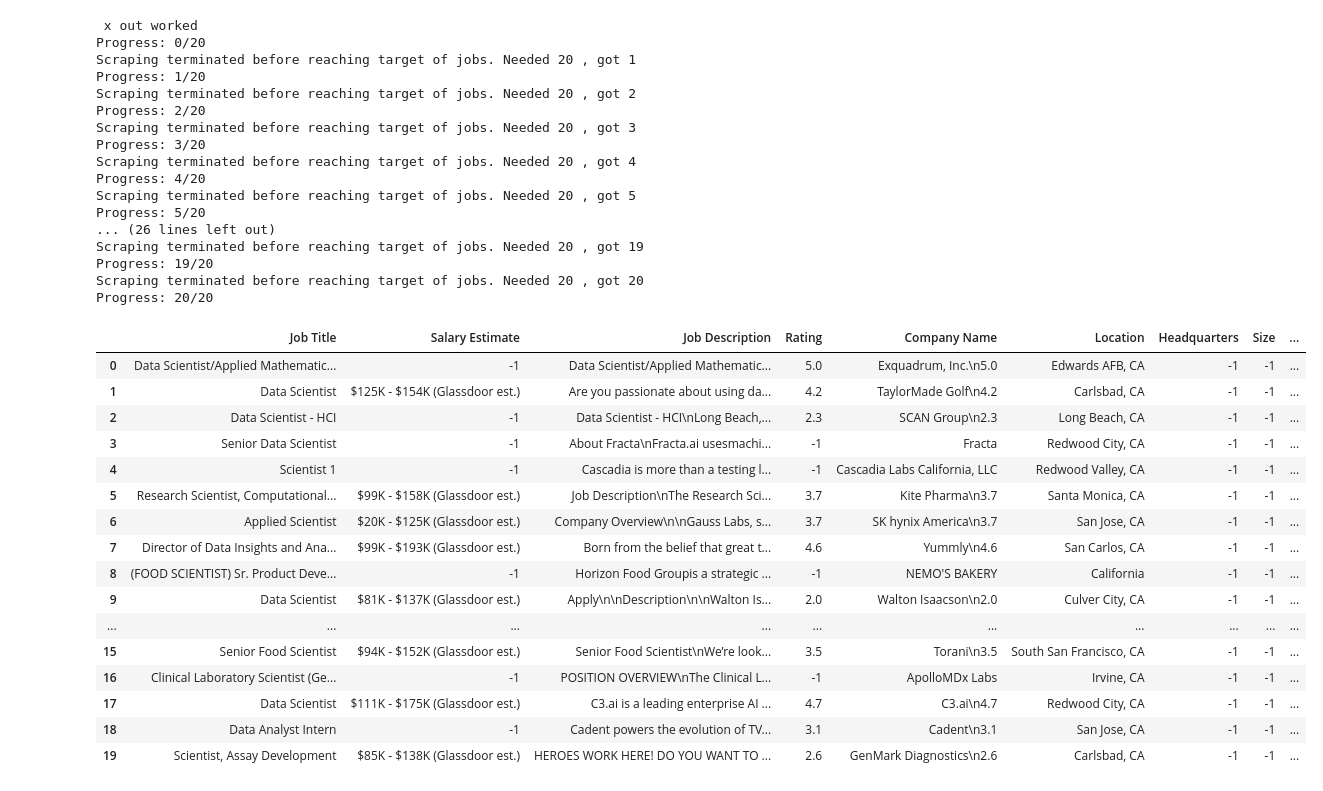
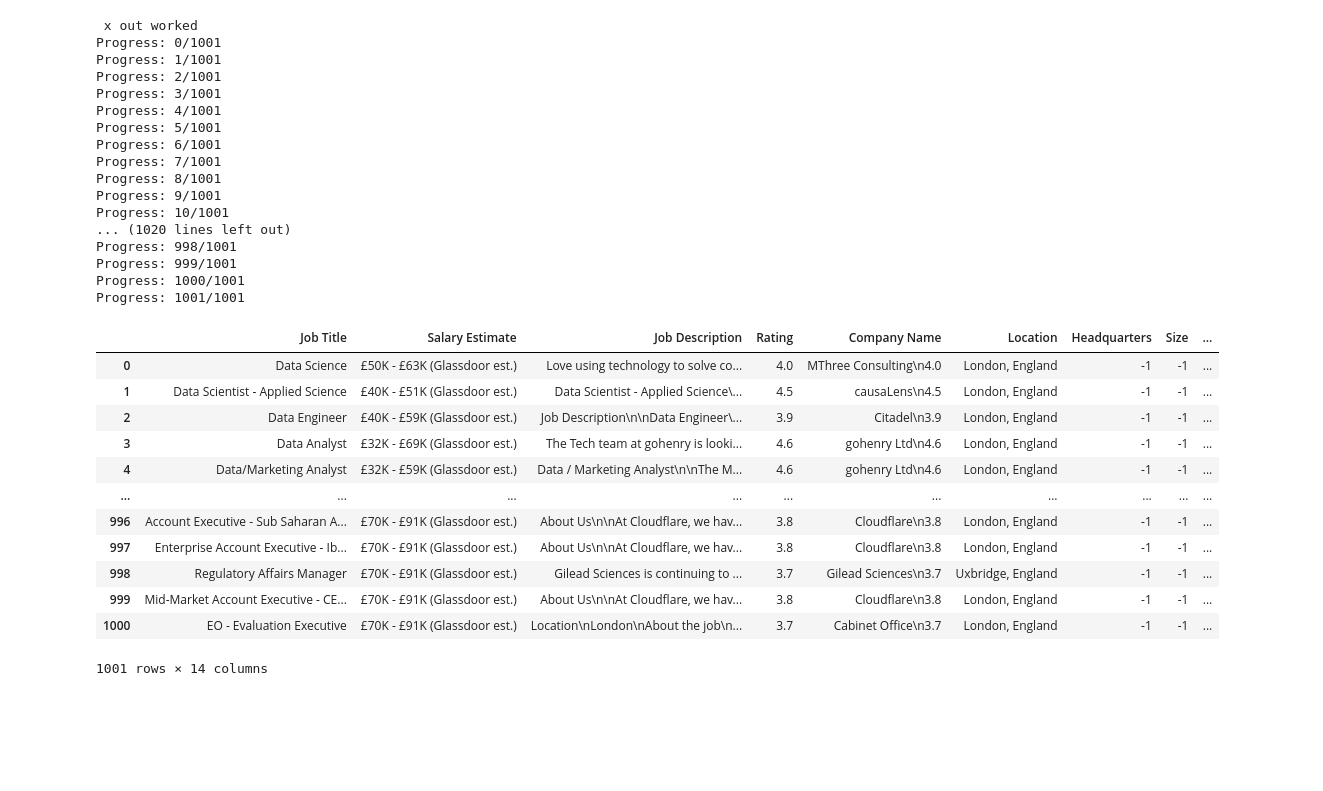
Before and after one commit to saurabhsatasia/Mini-Projects, a Jupyter notebook: salary-estimator/scrapper/glassdoor_scrapper.ipynb, the cells around one changed output. Saved outputs shown, nothing was run; the diff lists cells and outputs as text; code cells hidden in the pictures; blank space fills up the shorter version.

Commit message:
Updated glassdoor_scrape.ipynb
Solved loop related bugs

```diff
--- a/salary-estimator/scrapper/glassdoor_scrapper.ipynb
+++ b/salary-estimator/scrapper/glassdoor_scrapper.ipynb
@@ -14,9 +14,9 @@ def init_driver(path):    #path = '../driver/chromedriver.exe'
     chrome_options = webdriver.ChromeOptions()
     chrome_options.add_argument('--disable-extensions')
     chrome_options.add_argument('--profile-directory=Default')
-#     chrome_options.add_argument('--incognito')
+    chrome_options.add_argument('--incognito')
     chrome_options.add_argument('--disable-pligins-discovery')
-    chrome_options.add_argument('--start-maximized')
+#     chrome_options.add_argument('--start-maximized')
 
     browser = webdriver.Chrome(executable_path=path, chrome_options=chrome_options)
 
@@ -191,38 +191,34 @@ def search_jobs(job_name:str, job_location:str, num_jobs:int, sleep_time, verbos
 # %%
-df = search_jobs(job_name='data scientist', job_location='California', num_jobs=20, sleep_time=15, verbose=False)
+df = search_jobs(job_name='data scientist/data science', job_location='London, England', num_jobs=1001, sleep_time=15, verbose=False)
 df
 # %% [output]
  x out worked
-Progress: 0/20
-Scraping terminated before reaching target of jobs. Needed 20 , got 1
-Progress: 1/20
-Scraping terminated before reaching target of jobs. Needed 20 , got 2
-Progress: 2/20
-Scraping terminated before reaching target of jobs. Needed 20 , got 3
-Progress: 3/20
-Scraping terminated before reaching target of jobs. Needed 20 , got 4
-Progress: 4/20
-Scraping terminated before reaching target of jobs. Needed 20 , got 5
-Progress: 5/20
-... (26 lines left out)
-Scraping terminated before reaching target of jobs. Needed 20 , got 19
-Progress: 19/20
-Scraping terminated before reaching target of jobs. Needed 20 , got 20
-Progress: 20/20
+Progress: 0/1001
+Progress: 1/1001
+Progress: 2/1001
+Progress: 3/1001
+Progress: 4/1001
+Progress: 5/1001
+Progress: 6/1001
+Progress: 7/1001
+Progress: 8/1001
+Progress: 9/1001
+Progress: 10/1001
+... (1020 lines left out)
+Progress: 998/1001
+Progress: 999/1001
+Progress: 1000/1001
+Progress: 1001/1001
 |  | Job Title | Salary Estimate | Job Description | Rating | Company Name | Location | Headquarters | Size | ... |
-| 0 | Data Scientist/Applied Mathematic... | -1 | Data Scientist/Applied Mathematic... | 5.0 | Exquadrum, Inc.\n5.0 | Edwards AFB, CA | -1 | -1 | ... |
-| 1 | Data Scientist | $125K - $154K (Glassdoor est.) | Are you passionate about using da... | 4.2 | TaylorMade Golf\n4.2 | Carlsbad, CA | -1 | -1 | ... |
-| 2 | Data Scientist - HCI | -1 | Data Scientist - HCI\nLong Beach,... | 2.3 | SCAN Group\n2.3 | Long Beach, CA | -1 | -1 | ... |
-| 3 | Senior Data Scientist | -1 | About Fracta\nFracta.ai usesmachi... | -1 | Fracta | Redwood City, CA | -1 | -1 | ... |
-| 4 | Scientist 1 | -1 | Cascadia is more than a testing l... | -1 | Cascadia Labs California, LLC | Redwood Valley, CA | -1 | -1 | ... |
-| 5 | Research Scientist, Computational... | $99K - $158K (Glassdoor est.) | Job Description\nThe Research Sci... | 3.7 | Kite Pharma\n3.7 | Santa Monica, CA | -1 | -1 | ... |
-| 6 | Applied Scientist | $20K - $125K (Glassdoor est.) | Company Overview\n\nGauss Labs, s... | 3.7 | SK hynix America\n3.7 | San Jose, CA | -1 | -1 | ... |
-| 7 | Director of Data Insights and Ana... | $99K - $193K (Glassdoor est.) | Born from the belief that great t... | 4.6 | Yummly\n4.6 | San Carlos, CA | -1 | -1 | ... |
-| 8 | (FOOD SCIENTIST) Sr. Product Deve... | -1 | Horizon Food Groupis a strategic ... | -1 | NEMO'S BAKERY | California | -1 | -1 | ... |
-| 9 | Data Scientist | $81K - $137K (Glassdoor est.) | Apply\n\nDescription\n\nWalton Is... | 2.0 | Walton Isaacson\n2.0 | Culver City, CA | -1 | -1 | ... |
+| 0 | Data Science | £50K - £63K (Glassdoor est.) | Love using technology to solve co... | 4.0 | MThree Consulting\n4.0 | London, England | -1 | -1 | ... |
+| 1 | Data Scientist - Applied Science | £40K - £51K (Glassdoor est.) | Data Scientist - Applied Science\... | 4.5 | causaLens\n4.5 | London, England | -1 | -1 | ... |
+| 2 | Data Engineer | £40K - £59K (Glassdoor est.) | Job Description\n\nData Engineer\... | 3.9 | Citadel\n3.9 | London, England | -1 | -1 | ... |
+| 3 | Data Analyst | £32K - £69K (Glassdoor est.) | The Tech team at gohenry is looki... | 4.6 | gohenry Ltd\n4.6 | London, England | -1 | -1 | ... |
+| 4 | Data/Marketing Analyst | £32K - £59K (Glassdoor est.) | Data / Marketing Analyst\n\nThe M... | 4.6 | gohenry Ltd\n4.6 | London, England | -1 | -1 | ... |
 | ... | ... | ... | ... | ... | ... | ... | ... | ... | ... |
-| 15 | Senior Food Scientist | $94K - $152K (Glassdoor est.) | Senior Food Scientist\nWe’re look... | 3.5 | Torani\n3.5 | South San Francisco, CA | -1 | -1 | ... |
-| 16 | Clinical Laboratory Scientist (Ge... | -1 | POSITION OVERVIEW\nThe Clinical L... | -1 | ApolloMDx Labs | Irvine, CA | -1 | -1 | ... |
-| 17 | Data Scientist | $111K - $175K (Glassdoor est.) | C3.ai is a leading enterprise AI ... | 4.7 | C3.ai\n4.7 | Redwood City, CA | -1 | -1 | ... |
-| 18 | Data Analyst Intern | -1 | Cadent powers the evolution of TV... | 3.1 | Cadent\n3.1 | San Jose, CA | -1 | -1 | ... |
-| 19 | Scientist, Assay Development | $85K - $138K (Glassdoor est.) | HEROES WORK HERE! DO YOU WANT TO ... | 2.6 | GenMark Diagnostics\n2.6 | Carlsbad, CA | -1 | -1 | ... |
+| 996 | Account Executive - Sub Saharan A... | £70K - £91K (Glassdoor est.) | About Us\n\nAt Cloudflare, we hav... | 3.8 | Cloudflare\n3.8 | London, England | -1 | -1 | ... |
+| 997 | Enterprise Account Executive - Ib... | £70K - £91K (Glassdoor est.) | About Us\n\nAt Cloudflare, we hav... | 3.8 | Cloudflare\n3.8 | London, England | -1 | -1 | ... |
+| 998 | Regulatory Affairs Manager | £70K - £91K (Glassdoor est.) | Gilead Sciences is continuing to ... | 3.7 | Gilead Sciences\n3.7 | Uxbridge, England | -1 | -1 | ... |
+| 999 | Mid-Market Account Executive - CE... | £70K - £91K (Glassdoor est.) | About Us\n\nAt Cloudflare, we hav... | 3.8 | Cloudflare\n3.8 | London, England | -1 | -1 | ... |
+| 1000 | EO - Evaluation Executive | £70K - £91K (Glassdoor est.) | Location\nLondon\nAbout the job\n... | 3.7 | Cabinet Office\n3.7 | London, England | -1 | -1 | ... |
+1001 rows × 14 columns
```
Also changed, not shown: parts of 1 cell of this notebook, 1 other file.
